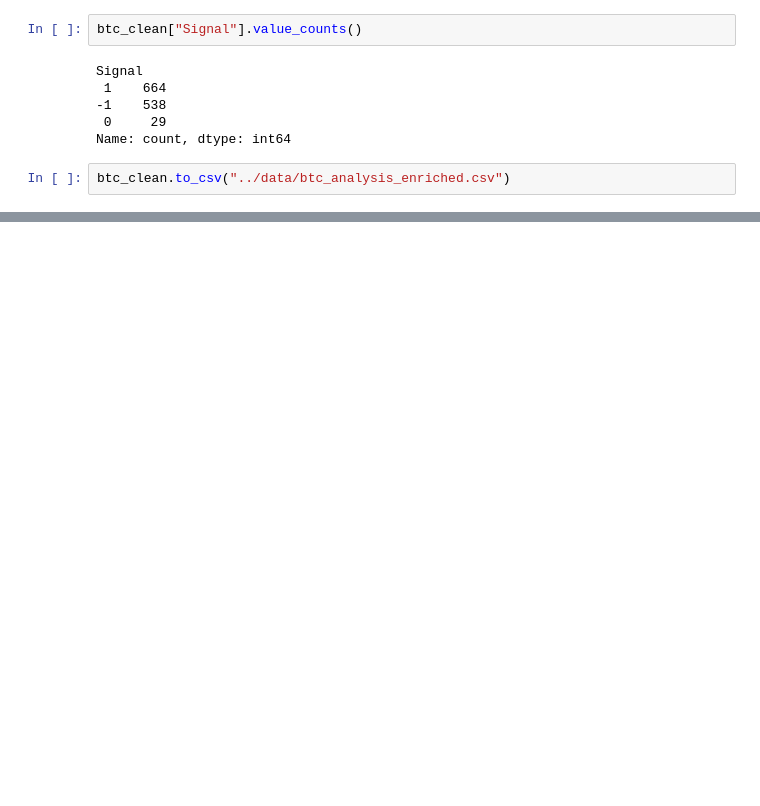
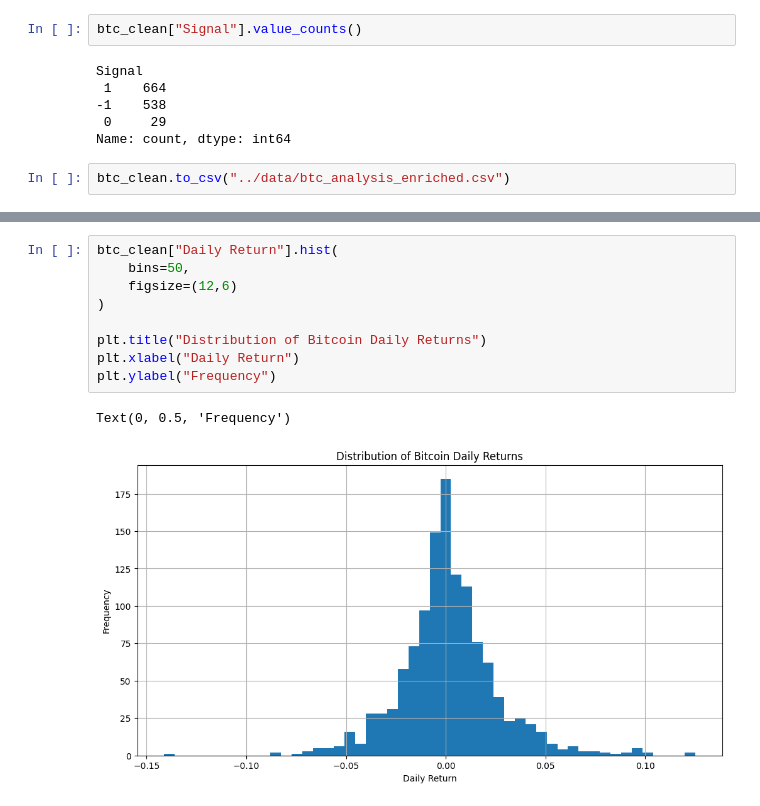
Before and after one commit to rkaban-personal/crypto-market-analysis, a Jupyter notebook: notebooks/btc_analysis.ipynb, the cells around one changed output, grey strips where cells are left out. Cells and saved outputs as stored; diff of their text form; blank space fills up the shorter version.

```diff
--- a/notebooks/btc_analysis.ipynb
+++ b/notebooks/btc_analysis.ipynb
@@ -202,0 +216,12 @@ btc_clean.to_csv("../data/btc_analysis_enriched.csv")
+# %%
+btc_clean["Daily Return"].hist(
+    bins=50,
+    figsize=(12,6)
+)
+
+plt.title("Distribution of Bitcoin Daily Returns")
+plt.xlabel("Daily Return")
+plt.ylabel("Frequency")
+# %% [output]
+Text(0, 0.5, 'Frequency')
+[figure, added]
```
Also changed, not shown: parts of 12 cells of this notebook, 4 other files.
